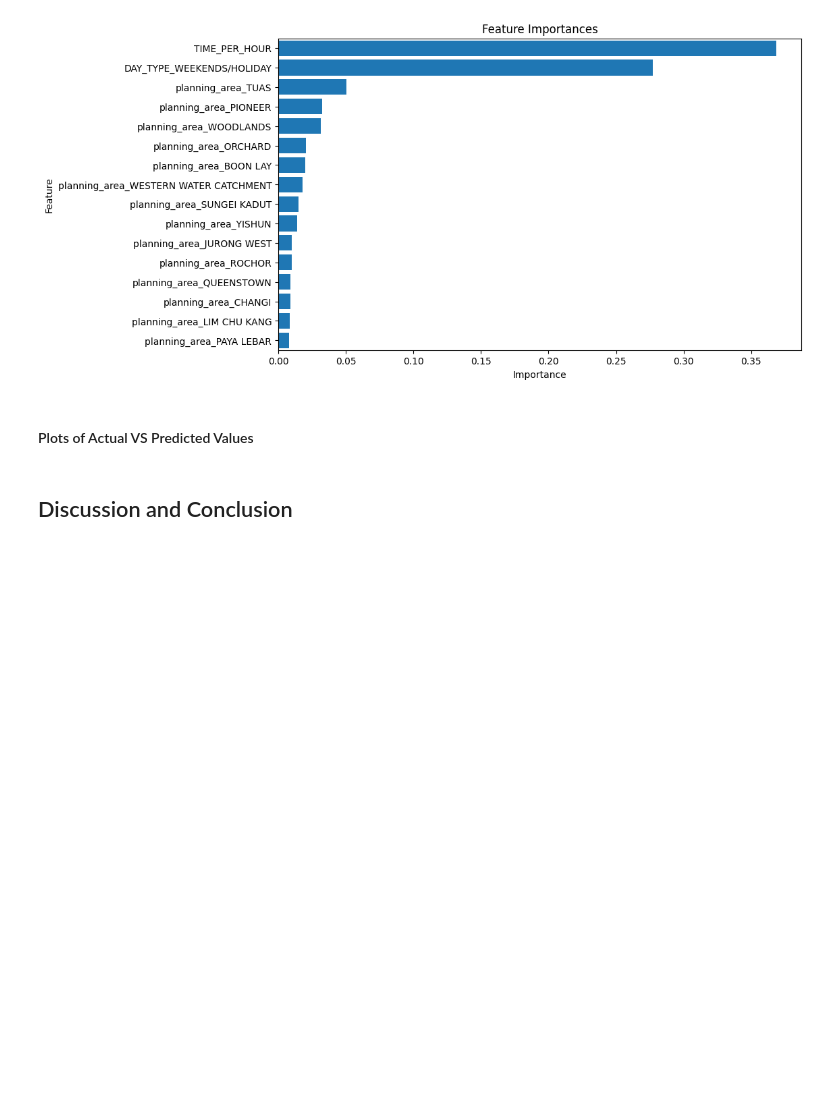
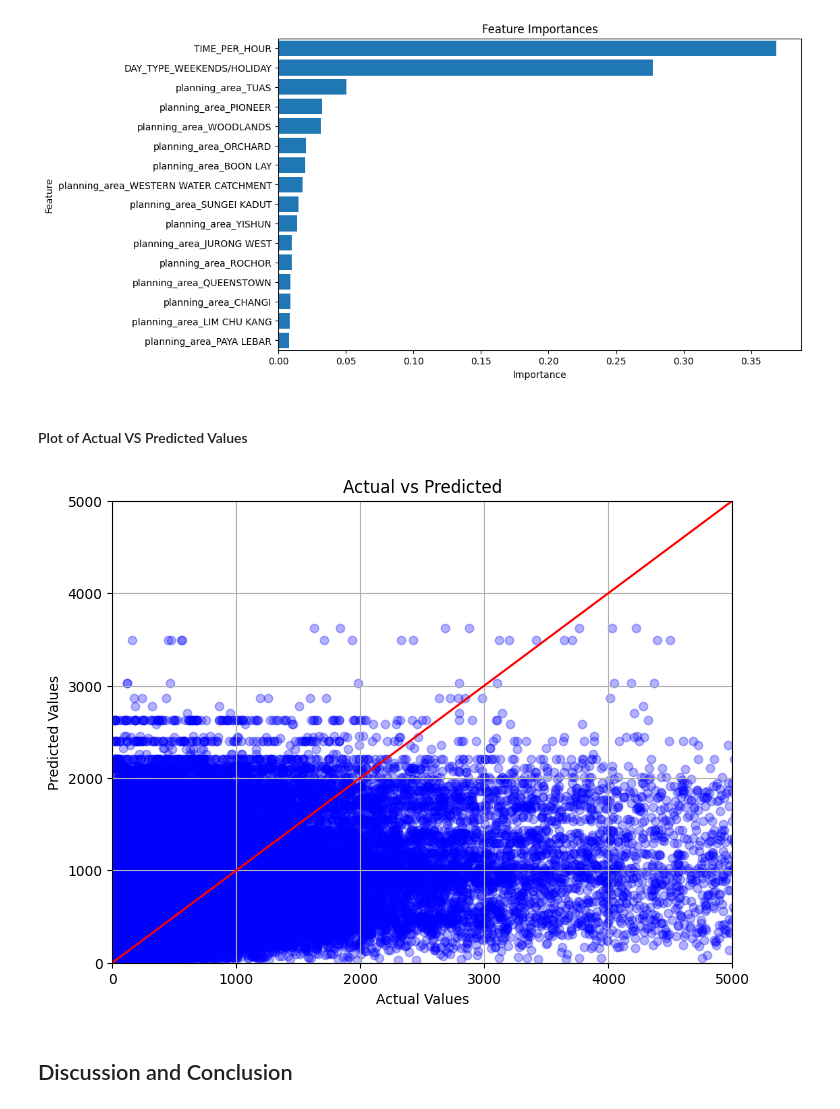
Before and after one commit to carinacwq/Crowd-Prediction-of-Bus-Stops-in-Singapore, a Jupyter notebook: src/CS3244_group_project.ipynb, the cells around one changed output. Saved outputs shown, nothing was run; the diff lists cells and outputs as text; code cells hidden in the pictures; blank space fills up the shorter version.

```diff
--- a/src/CS3244_group_project.ipynb
+++ b/src/CS3244_group_project.ipynb
@@ -557,18 +558,20 @@ plt.show()
 # %% [output]
 [figure]
 # %% [markdown]
-#### Plots of Actual VS Predicted Values
+#### Plot of Actual VS Predicted Values
 # %%
 plt.figure(figsize=(8, 6))
-plt.scatter(y_test, rf_pred_pred, color='blue', alpha=0.3)
+plt.scatter(y_test, rf_pred, color='blue', alpha=0.3)
 plt.plot([y_test.min(), y_test.max()], [y_test.min(), y_test.max()], color='red')
 plt.title('Actual vs Predicted')
 plt.xlabel('Actual Values')
 plt.ylabel('Predicted Values')
-plt.xlim(0,3500)
-plt.ylim(0,3500)
+plt.xlim(0,5000)
+plt.ylim(0,5000)
 plt.grid(True)
 plt.show()
+# %% [output]
+[figure, added]
 # %% [markdown]
 ## Discussion and Conclusion
 # %% [markdown]
```
Also changed, not shown: parts of 8 cells of this notebook.
